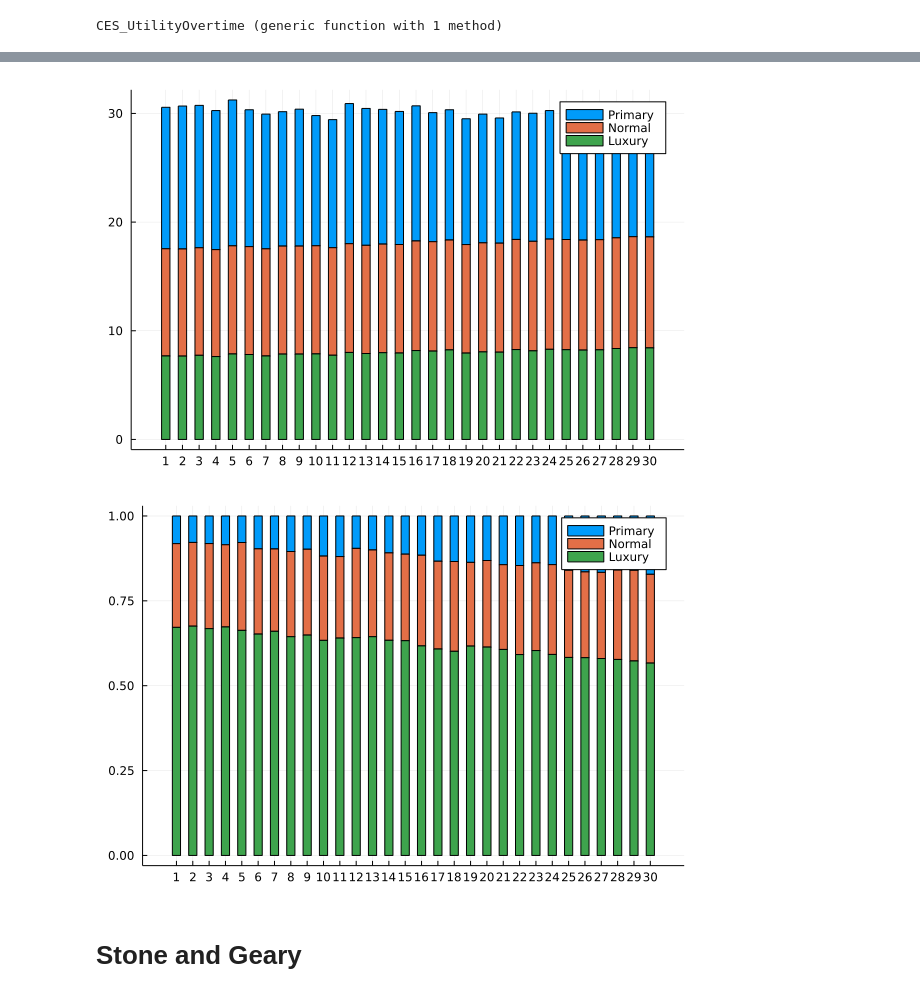
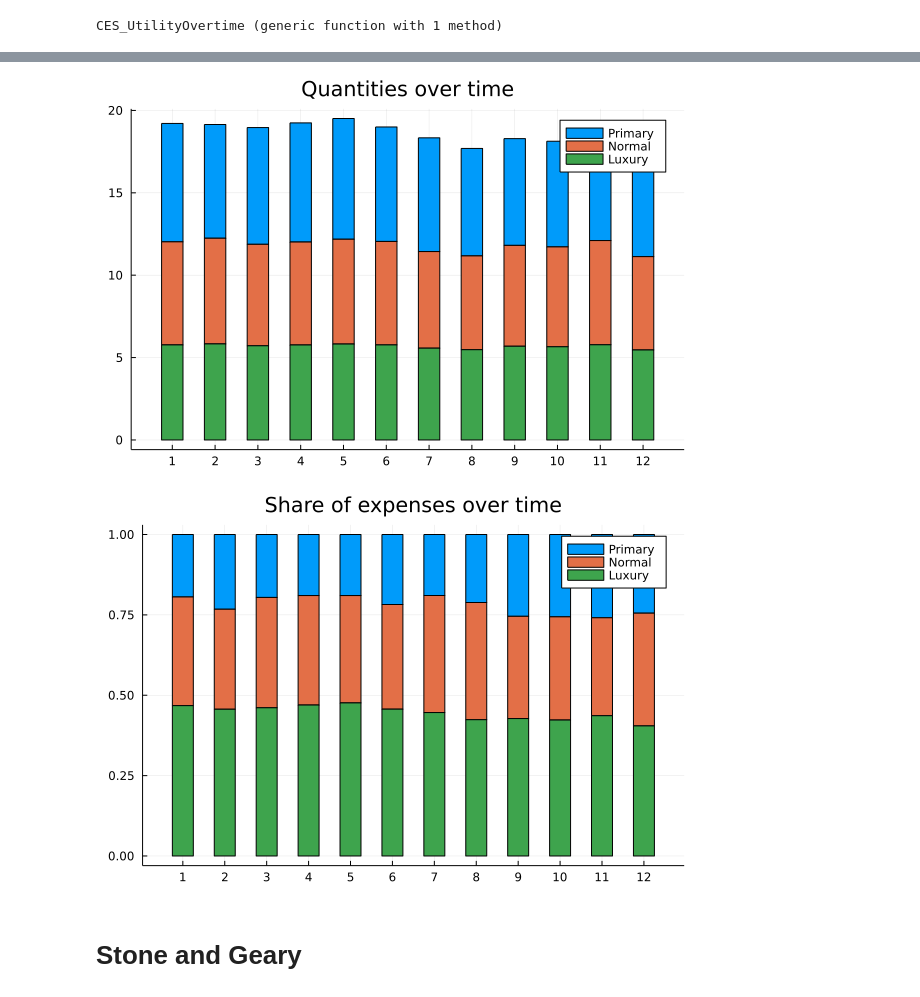
Before and after one commit to antoineding/IIRUHH_master, a Jupyter notebook: U_find.ipynb, the cells around one changed output, grey strips where cells are left out. Drawn from its saved outputs; the diff is of its cells as text; code cells hidden in the pictures.

```diff
--- a/U_find.ipynb
+++ b/U_find.ipynb
@@ -70,21 +78,20 @@ Optimal Endowment given prices [12.623011705751404, 10.988969950935456, 10.13301
 Expenditure share per good [0.19420018008848314, 0.3381221523364756, 0.4676776675750411]
 # %%
 u=[]
-C=[]
+Cendow=[]
 Co=[]
-p=[5.0, 10.0, 15.0]
 
-scale=5.0
+scale=10.0
 for i = 1:scale
     for j=1:scale
         for k =1:scale
             res =CES_Utility([i,j,k],p)
             u=push!(u,res[1])
             Co=push!(Co, res[4])
-            C=push!(C,[i j k])
+            Cendow=push!(Cendow,[i j k])
         end
     end
 end
 
-H=[u C Co]
+H=[u Cendow Co]
 # %% [output]
@@ -135,11 +142,9 @@ function prices(p::Vector{Float64},T::Int64 ;cal=cal)
     end
     return [pp pn pl]
 end
+ptime=prices(p,T)
 
-T=5
-p=prices([5.0, 10.0, 15.0],T)
-
-data=DataFrame(p,:auto)
+data=DataFrame(ptime,:auto)
 
 rename!(data,[:"Primary P",:"Normal P", :"LuxuryP"])
 # %% [output]
@@ -221,0 +205,2 @@ V=CES_UtilityOvertime([10.0, 20.0, 5.0], p, 30)
+# %%
+V=CES_UtilityOvertime([5.0, 1.0, 10.0], ptime, T)
@@ -229,6 +228,5 @@ plot(U)
 # %%
 using StatsPlots
-T=30
 Primary=[]
 Normal=[]
 Luxury=[]
@@ -243,33 +241,35 @@ end
 
 ticklabel =[1:T 1:T 1:T]
 groupedbar([Primary Normal Luxury],
+        title="Quantities over time",
         bar_position = :stack,
         bar_width=0.5,
         xticks=(1:T, ticklabel),
         label=["Primary" "Normal" "Luxury"])
 # %% [output]
-[figure, old version]
+[figure, new version]
 # %%
 Primary_s=[]
 Normal_s=[]
 Luxury_s=[]
 for t=1:T
     p=V[:,4][t][1]
     n=V[:,4][t][2]
     l=V[:,4][t][3]
     Primary_s=push!(Primary_s,p)
     Normal_s=push!(Normal_s,n)
     Luxury_s=push!(Luxury_s,l)
 end
 
 ticklabel =[1:T 1:T 1:T]
 groupedbar([Primary_s Normal_s Luxury_s],
+        title="Share of expenses over time",
         bar_position = :stack,
         bar_width=0.5,
         xticks=(1:T, ticklabel),
         label=["Primary" "Normal" "Luxury"])
 # %% [output]
-[figure, old version]
+[figure, new version]
 # %% [markdown]
 # Stone and Geary
 # %%
```
Also changed, not shown: parts of 32 cells of this notebook.
